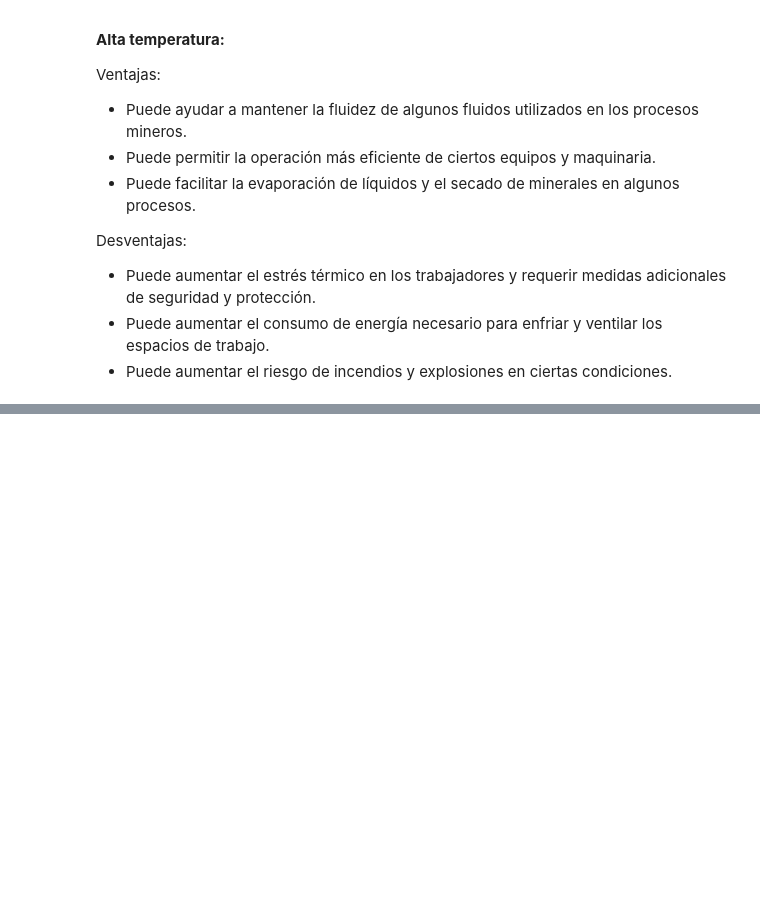
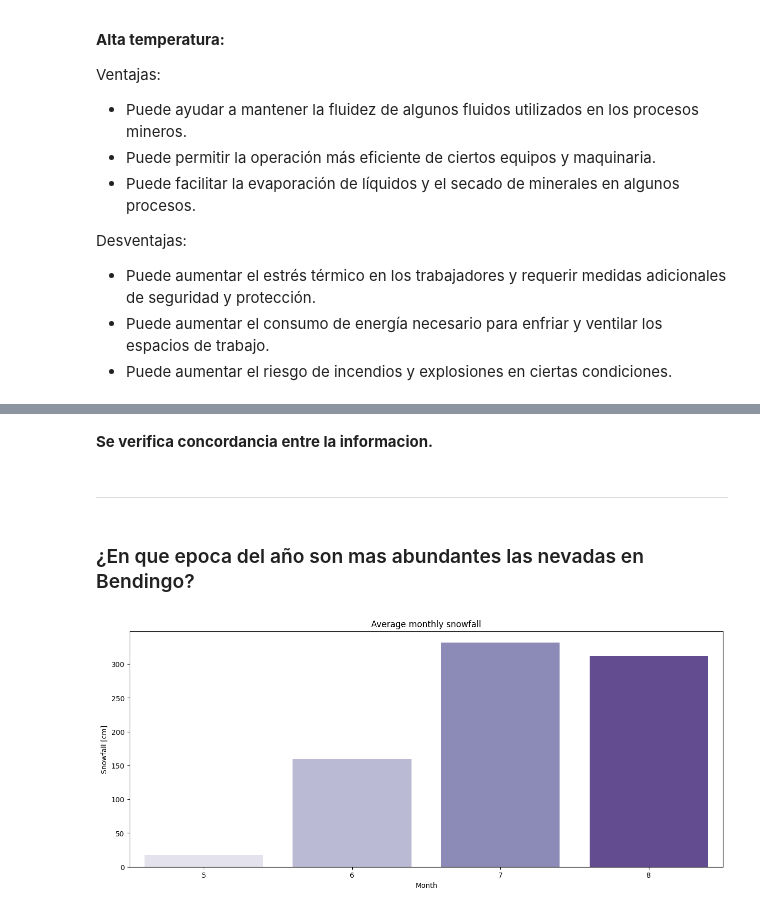
Before and after one commit to Juanmagithb/bendigo, a Jupyter notebook: SegundaEntrega+Alegre.ipynb, the cells around one changed output, grey strips where cells are left out. Drawn from its saved outputs; the diff is of its cells as text; code cells hidden in the pictures; blank space fills up the shorter version.

```diff
--- a/SegundaEntrega+Alegre.ipynb
+++ b/SegundaEntrega+Alegre.ipynb
@@ -255,0 +389,21 @@ Link: https://colab.research.google.com/drive/1N0yMu0rMRLo0jADOwDs_QUKQc0zp1asI?
+# %% [markdown]
+**Se verifica concordancia entre la informacion.**
+# %% [markdown]
+
+
+---
+# %% [markdown]
+### ¿En que epoca del año son mas abundantes las nevadas en Bendingo?
+# %%
+bendigo_snow = df[df.temperature_min <5 ]
+
+snowfall_sum_by_month = bendigo_snow.groupby('month')['precipitation'].sum().reset_index()
+
+plt.figure(figsize=(15,6))
+sns.barplot(data=snowfall_sum_by_month, x='month', y= "precipitation" , palette = "Purples")
+plt.title('Average monthly snowfall')
+plt.xlabel('Month')
+plt.ylabel('Snowfall [cm]')
+plt.show()
+# %% [output]
+[figure, added]
```
Also changed, not shown: parts of 41 cells of this notebook.
